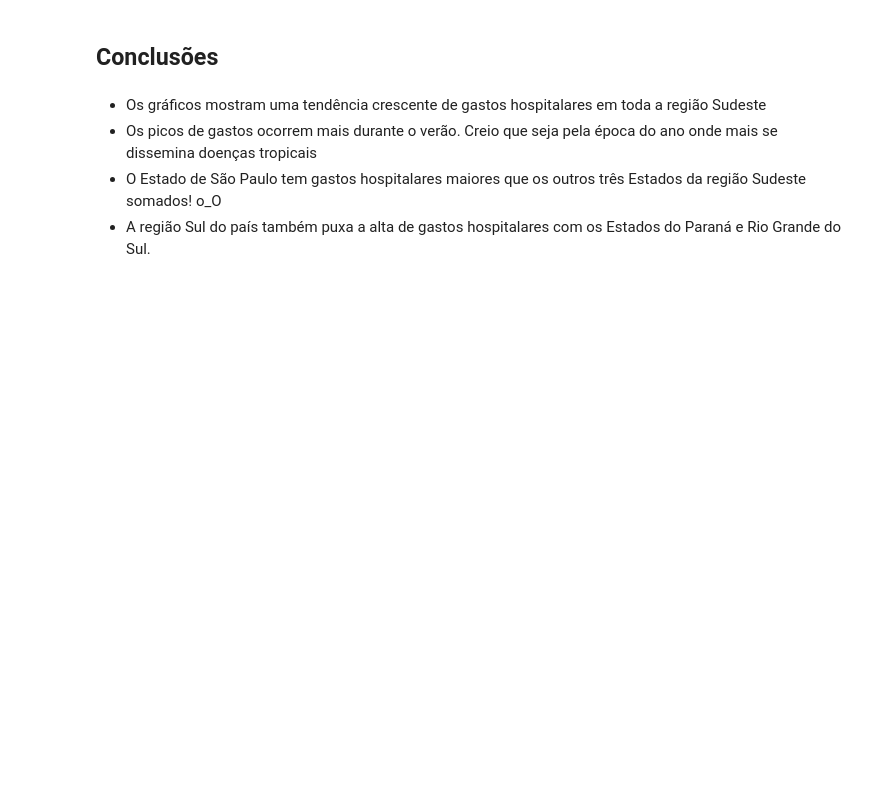
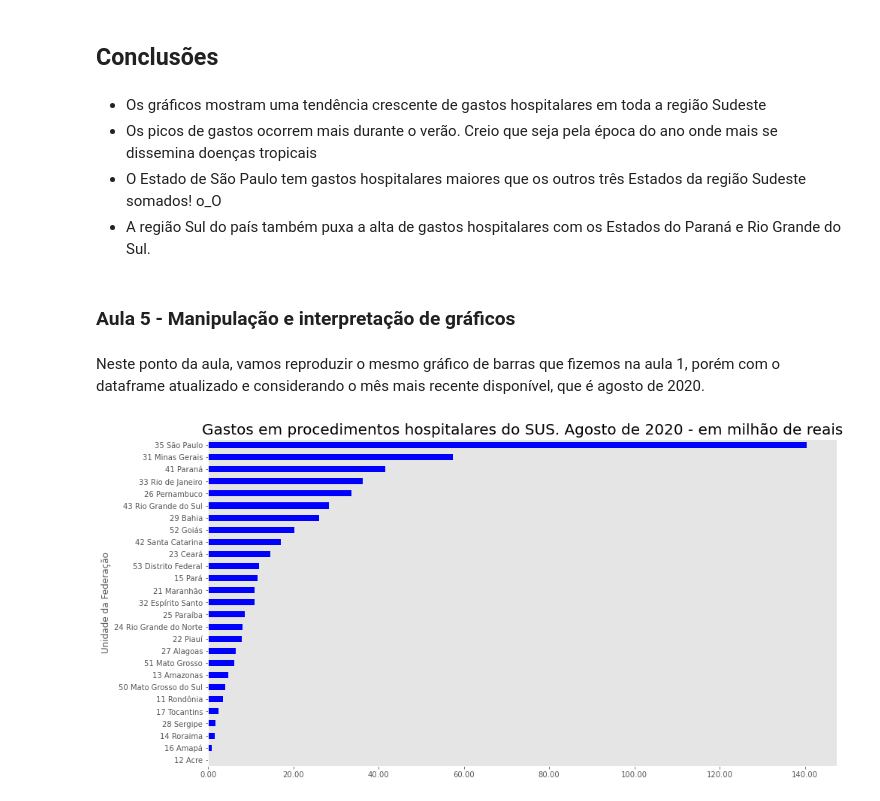
Before and after one commit to edwi-feitoza/bootcamp-alura-data-science, a Jupyter notebook: modulo_1/aula_5/alura_bootcamp_modulo_1.ipynb, the cells around one changed output. Saved outputs shown, nothing was run; the diff lists cells and outputs as text; code cells hidden in the pictures; blank space fills up the shorter version.

Commit message:
Conclusão do desafio 1 da aula 5, porra

```diff
--- a/modulo_1/aula_5/alura_bootcamp_modulo_1.ipynb
+++ b/modulo_1/aula_5/alura_bootcamp_modulo_1.ipynb
@@ -711,3 +711,20 @@ Pelos gráficos, observamos que os gastos hospitalares da região sudeste subira
  - Os picos de gastos ocorrem mais durante o verão. Creio que seja pela época do ano onde mais se dissemina doenças tropicais
  - O Estado de São Paulo tem gastos hospitalares maiores que os outros três Estados da região Sudeste somados! o_O
  - A região Sul do país também puxa a alta de gastos hospitalares com os Estados do Paraná e Rio Grande do Sul.
+# %% [markdown]
+### Aula 5 - Manipulação e interpretação de gráficos
+# %% [markdown]
+Neste ponto da aula, vamos reproduzir o mesmo gráfico de barras que fizemos na aula 1, porém com o dataframe atualizado e considerando o mês mais recente disponível, que é agosto de 2020.
+# %%
+gastos_mes_mais_recente = usaveis_plot.drop("Região", axis=1)
+mes_mais_recente = gastos_mes_mais_recente.columns[-1]
+gastos_mes_mais_recente = gastos_mes_mais_recente.sort_values(by=mes_mais_recente, ascending=False)
+gastos_mes_mais_recente = gastos_mes_mais_recente[mes_mais_recente]
+ax = gastos_mes_mais_recente.plot(x="Unidade da Federação", y="2020/Ago", kind="barh", color="blue", figsize=(15,8))
+ax.invert_yaxis()
+ax.xaxis.set_major_formatter(ticker.StrMethodFormatter("{x:,.2f}"))
+plt.title(label="Gastos em procedimentos hospitalares do SUS. Agosto de 2020 - em milhão de reais", fontsize=20)
+plt.grid(False)
+plt.show()
+# %% [output]
+[figure, added]
```
Also changed, not shown: parts of 3 cells of this notebook.
